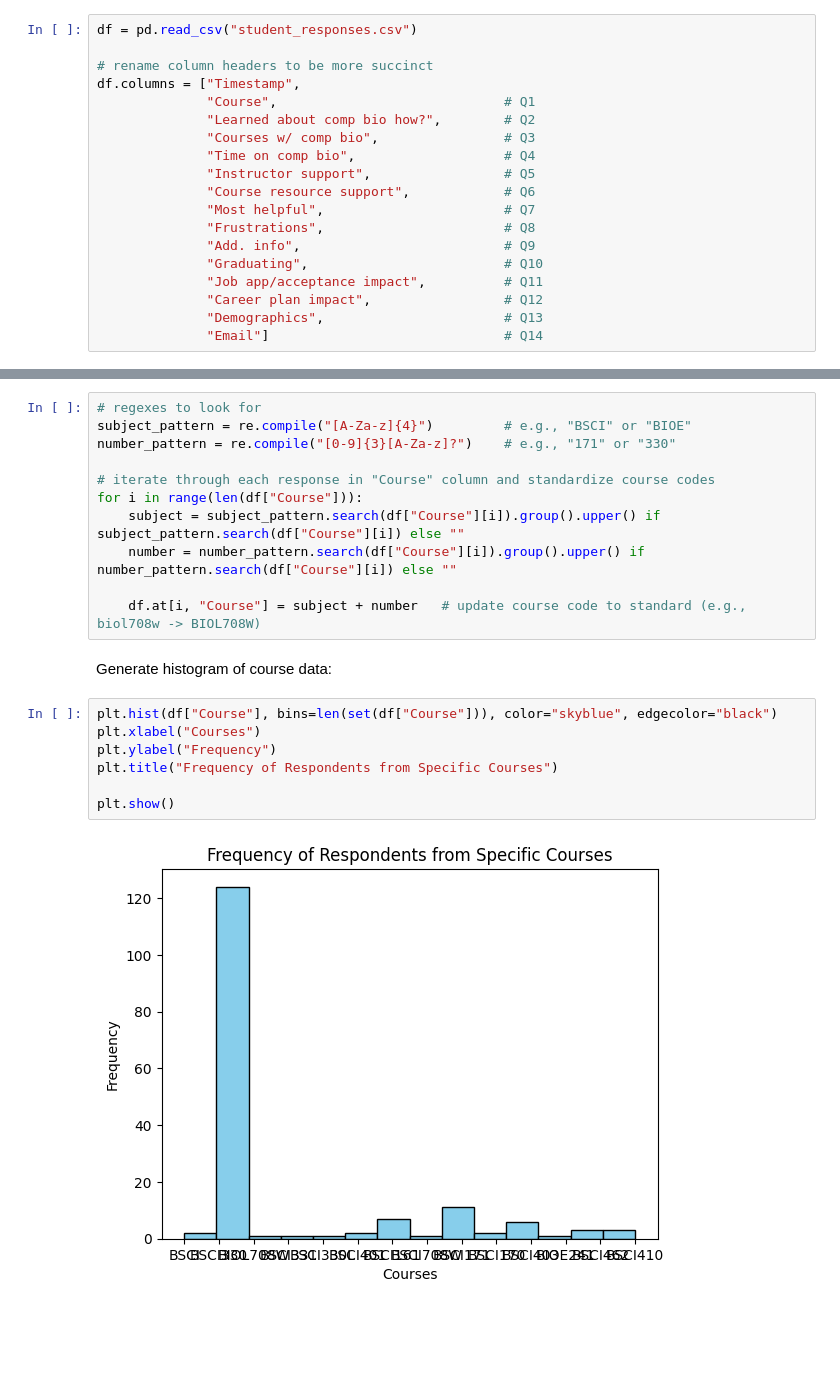
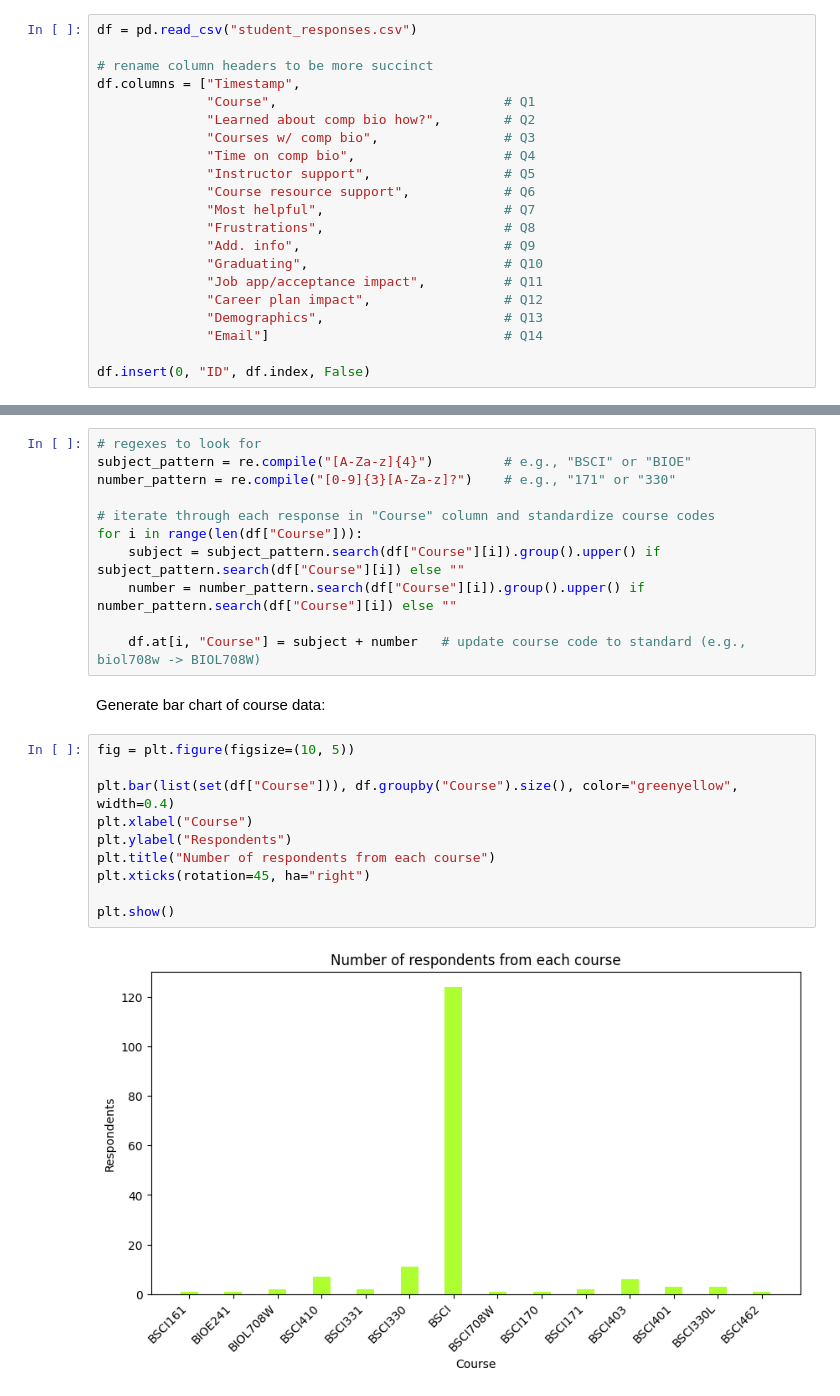
Before and after one commit to maxinehsu/summary-visualizations, a Jupyter notebook: viz.ipynb, the cells around one changed output, grey strips where cells are left out. Cells and saved outputs as stored; diff of their text form; blank space fills up the shorter version.

Commit message:
changed from histogram to bar chart

```diff
--- a/viz.ipynb
+++ b/viz.ipynb
@@ -23,6 +23,8 @@ df.columns = ["Timestamp",
               "Career plan impact",                 # Q12
               "Demographics",                       # Q13
               "Email"]                              # Q14
+
+df.insert(0, "ID", df.index, False)
 # %% [markdown]
 Each respondent's unique identifier is the corresponding row's index.
 # %% [markdown]
@@ -41,13 +43,16 @@ for i in range(len(df["Course"])):
 
     df.at[i, "Course"] = subject + number   # update course code to standard (e.g., biol708w -> BIOL708W)
 # %% [markdown]
-Generate histogram of course data:
+Generate bar chart of course data:
-# %%
-plt.hist(df["Course"], bins=len(set(df["Course"])), color="skyblue", edgecolor="black")
-plt.xlabel("Courses")
-plt.ylabel("Frequency")
-plt.title("Frequency of Respondents from Specific Courses")
-
-plt.show()
-# %% [output]
-[figure, removed]
+# %%
+fig = plt.figure(figsize=(10, 5))
+
+plt.bar(list(set(df["Course"])), df.groupby("Course").size(), color="greenyellow", width=0.4)
+plt.xlabel("Course")
+plt.ylabel("Respondents")
+plt.title("Number of respondents from each course")
+plt.xticks(rotation=45, ha="right")
+
+plt.show()
+# %% [output]
+[figure, added]
```
